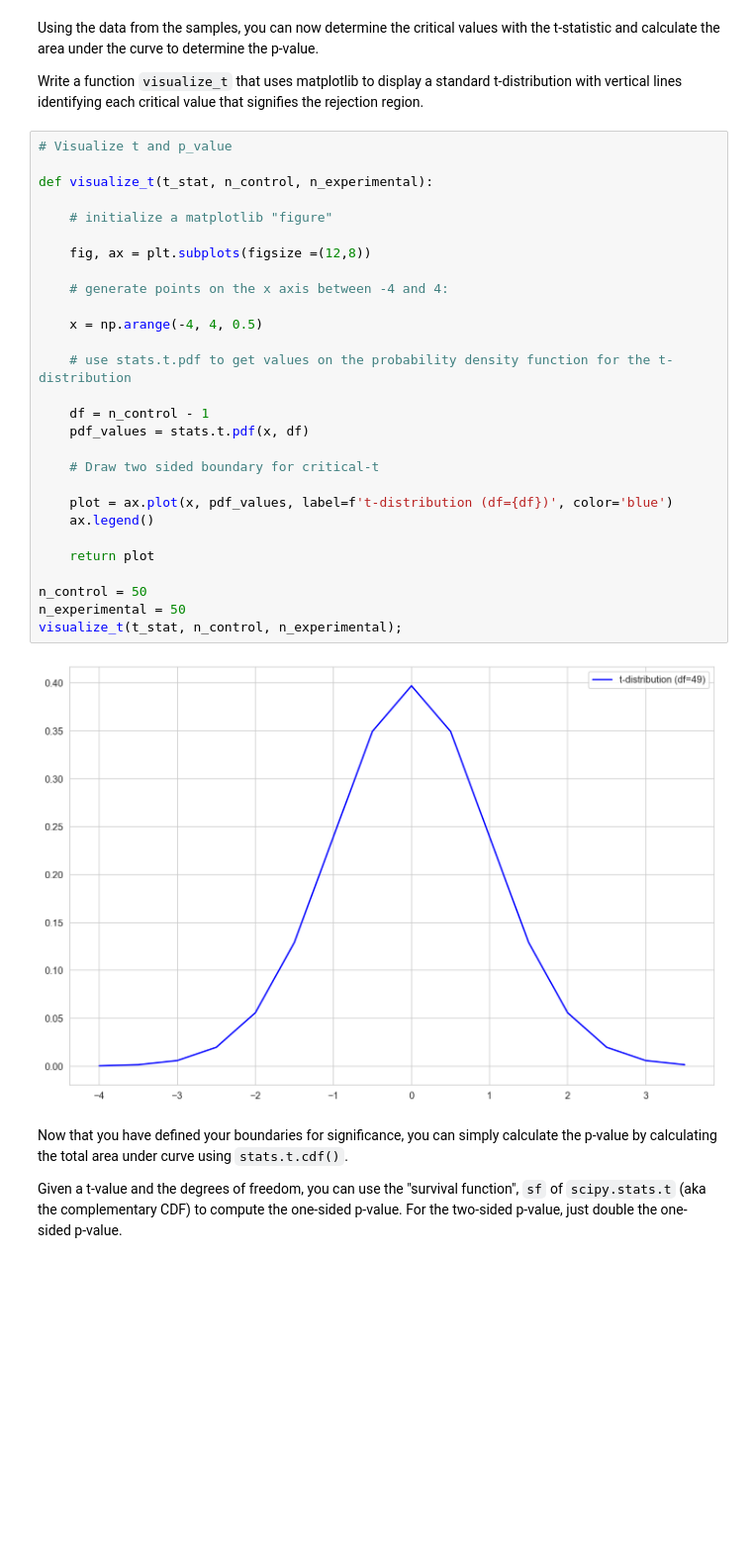
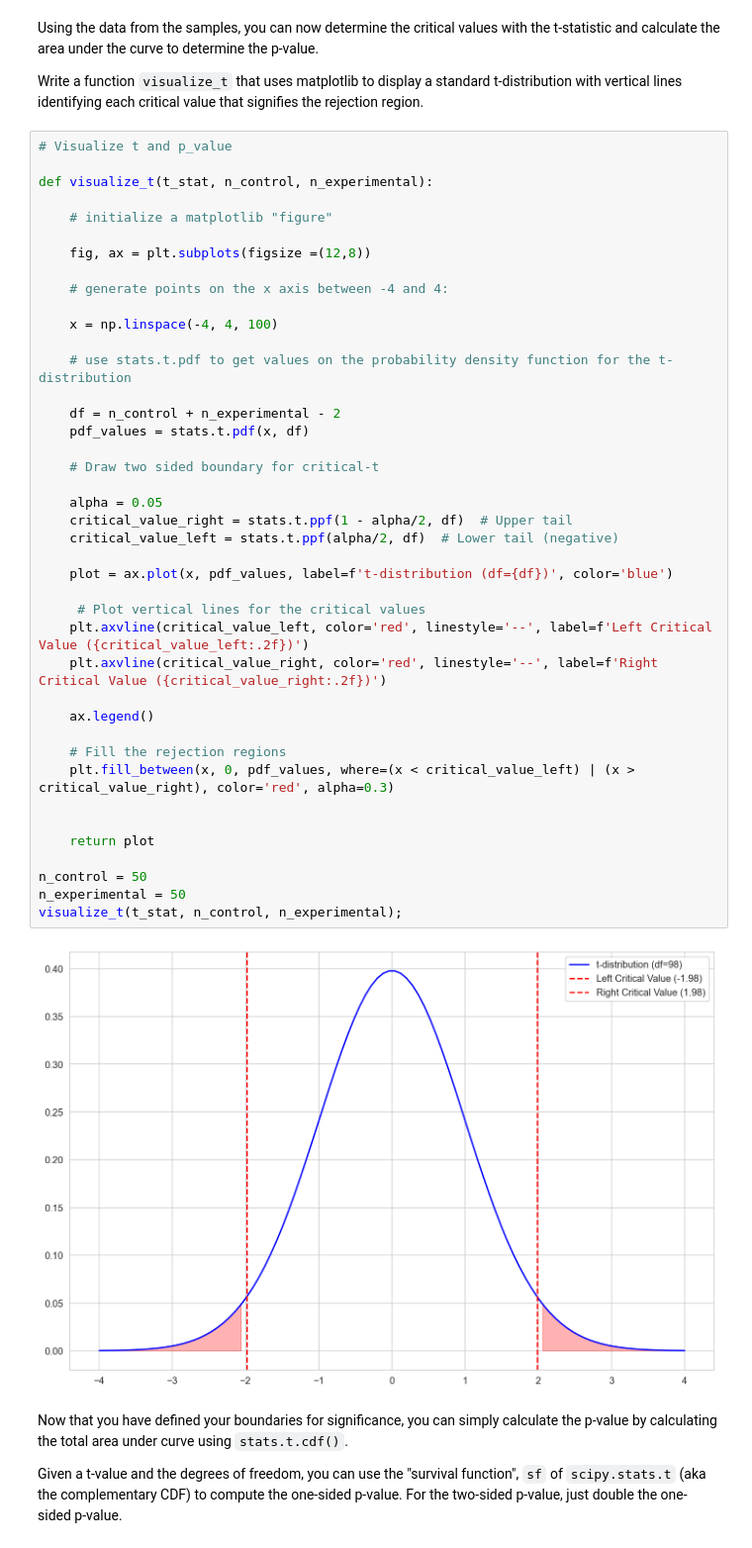
Before and after one commit to Gesh901/dsc-two-sample-t-tests-lab, a Jupyter notebook: index.ipynb, the cells around one changed output. Shown at 99% size. Cells and saved outputs as stored; diff of their text form; blank space fills up the shorter version.

```diff
--- a/index.ipynb
+++ b/index.ipynb
@@ -167,33 +167,46 @@ Write a function `visualize_t` that uses matplotlib to display a standard t-dist
 # %%
 # Visualize t and p_value
 
 def visualize_t(t_stat, n_control, n_experimental):
 
     # initialize a matplotlib "figure"
 
     fig, ax = plt.subplots(figsize =(12,8))
 
     # generate points on the x axis between -4 and 4:
 
-    x = np.arange(-4, 4, 0.5)
+    x = np.linspace(-4, 4, 100)
 
     # use stats.t.pdf to get values on the probability density function for the t-distribution
 
-    df = n_control - 1
+    df = n_control + n_experimental - 2
     pdf_values = stats.t.pdf(x, df)
 
     # Draw two sided boundary for critical-t
 
+    alpha = 0.05
+    critical_value_right = stats.t.ppf(1 - alpha/2, df)  # Upper tail
+    critical_value_left = stats.t.ppf(alpha/2, df)  # Lower tail (negative)
+
     plot = ax.plot(x, pdf_values, label=f't-distribution (df={df})', color='blue')
+
+     # Plot vertical lines for the critical values
+    plt.axvline(critical_value_left, color='red', linestyle='--', label=f'Left Critical Value ({critical_value_left:.2f})')
+    plt.axvline(critical_value_right, color='red', linestyle='--', label=f'Right Critical Value ({critical_value_right:.2f})')
+
     ax.legend()
+
+    # Fill the rejection regions
+    plt.fill_between(x, 0, pdf_values, where=(x < critical_value_left) | (x > critical_value_right), color='red', alpha=0.3)
+
 
     return plot
 
 n_control = 50
 n_experimental = 50
 visualize_t(t_stat, n_control, n_experimental);
 # %% [output]
-[figure, old version]
+[figure, new version]
 # %% [markdown]
 Now that you have defined your boundaries for significance, you can simply calculate the p-value by calculating the total area under curve using `stats.t.cdf()`.
 
```
Also changed, not shown: parts of 2 cells of this notebook.
